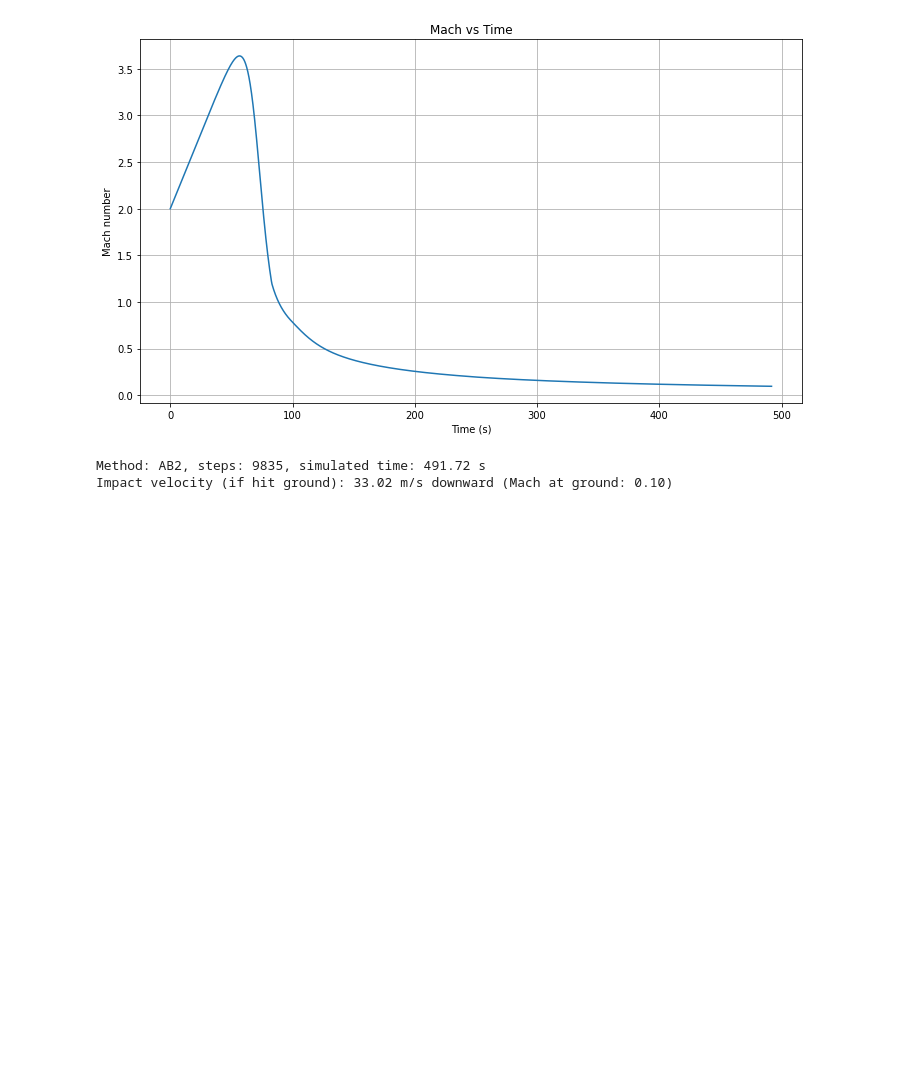
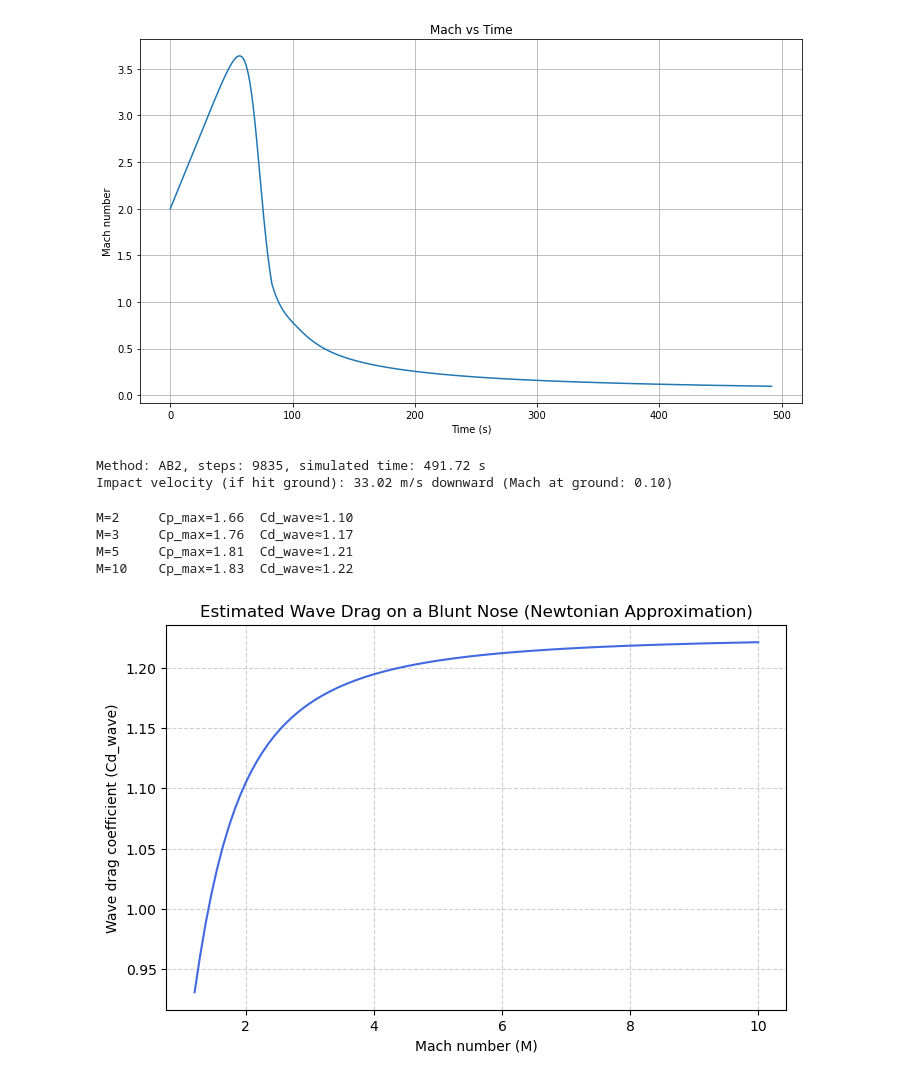
Before and after one commit to IlanaKes/AE370_Group_Project, a Jupyter notebook: AE370 Group Project - Heat from Velocity.ipynb, the cells around one changed output. Drawn from its saved outputs; the diff is of its cells as text; code cells hidden in the pictures; blank space fills up the shorter version.

```diff
--- a/AE370 Group Project - Heat from Velocity.ipynb
+++ b/AE370 Group Project - Heat from Velocity.ipynb
@@ -446,3 +446,47 @@ print(f"Impact velocity (if hit ground): {v_arr[-1]:.2f} m/s downward (Mach at g
 [figure]
 Method: AB2, steps: 9835, simulated time: 491.72 s
 Impact velocity (if hit ground): 33.02 m/s downward (Mach at ground: 0.10)
+# %%
+import numpy as np
+
+def Cp_max(M, gamma=1.4):
+    """Maximum pressure coefficient at stagnation point behind a normal shock."""
+    p2_p1 = 1 + (2 * gamma / (gamma + 1)) * (M**2 - 1)
+    M2_sq = (1 + 0.5 * (gamma - 1) * M**2) / (gamma * M**2 - 0.5 * (gamma - 1))
+    p02_p2 = (1 + 0.5 * (gamma - 1) * M2_sq)**(gamma / (gamma - 1))
+    p0_p1 = p2_p1 * p02_p2
+    q_inf = 0.5 * gamma * M**2
+    Cp = (p0_p1 - 1) / q_inf
+    return Cp
+
+def wave_drag_blunt_nose(M, gamma=1.4):
+    """Estimate wave drag coefficient for a blunt (hemispherical) nose."""
+    Cp_stag = Cp_max(M, gamma)
+    Cd_wave = (2/3) * Cp_stag  # Newtonian approximation for a hemisphere
+    return Cd_wave
+
+# Example usage
+for M in [2, 3, 5, 10]:
+    Cd_wave = wave_drag_blunt_nose(M)
+    print(f"M={M:<4}  Cp_max={Cp_max(M):.2f}  Cd_wave≈{Cd_wave:.2f}")
+
+
+
+import matplotlib.pyplot as plt
+
+M_values = np.linspace(1.2, 10, 100)
+Cd_values = [wave_drag_blunt_nose(M) for M in M_values]
+
+plt.figure(figsize=(8,5))
+plt.plot(M_values, Cd_values, color='royalblue')
+plt.xlabel("Mach number (M)")
+plt.ylabel("Wave drag coefficient (Cd_wave)")
+plt.title("Estimated Wave Drag on a Blunt Nose (Newtonian Approximation)")
+plt.grid(True, linestyle='--', alpha=0.6)
+plt.show()
+# %% [output]
+M=2     Cp_max=1.66  Cd_wave≈1.10
+M=3     Cp_max=1.76  Cd_wave≈1.17
+M=5     Cp_max=1.81  Cd_wave≈1.21
+M=10    Cp_max=1.83  Cd_wave≈1.22
+[figure, added]
```
